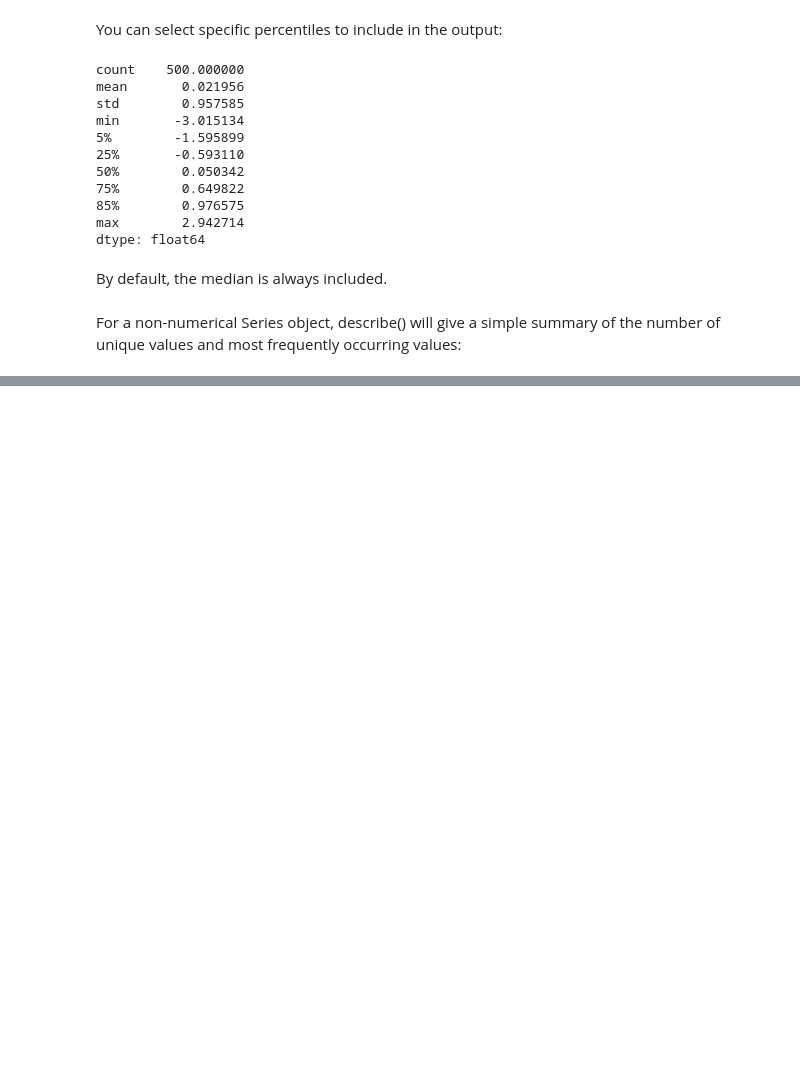
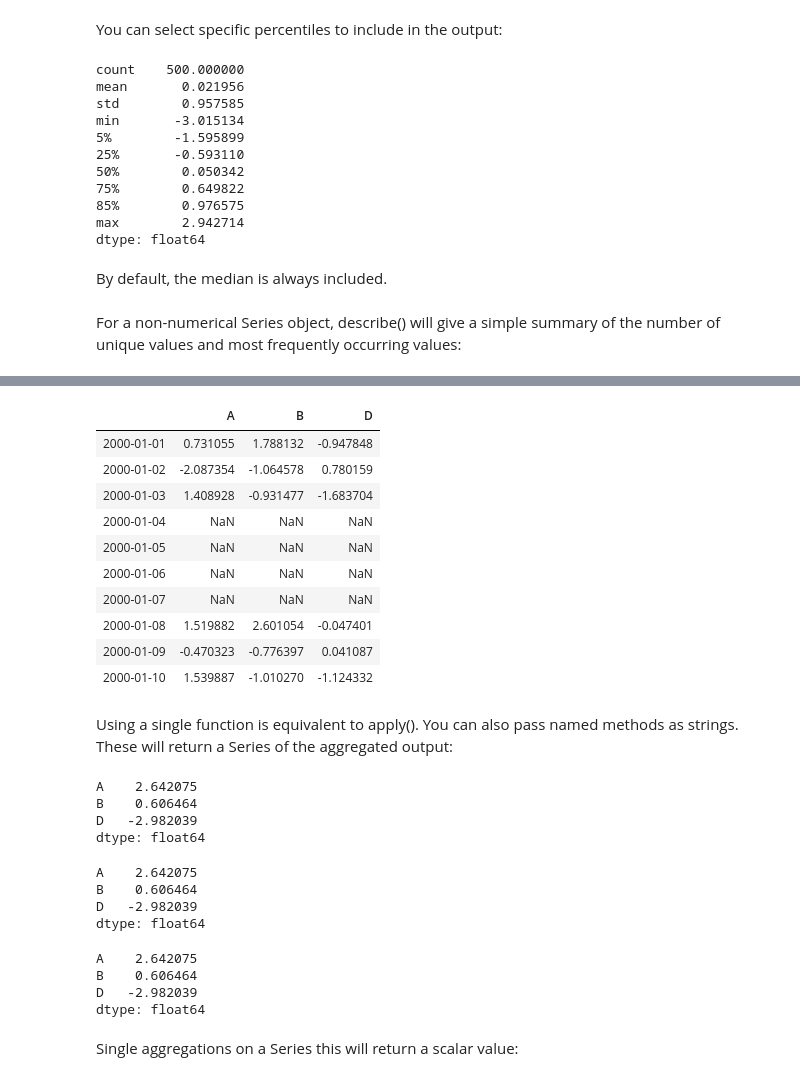
Before and after one commit to chitranjanit/pandas-docs-practics, a Jupyter notebook: day-2/ex-2.ipynb, the cells around one changed output, grey strips where cells are left out. Cells and saved outputs as stored; diff of their text form; code cells hidden in the pictures; blank space fills up the shorter version.

```diff
--- a/day-2/ex-2.ipynb
+++ b/day-2/ex-2.ipynb
@@ -294,0 +761,45 @@ s = pd.Series(['a','a','b','b','a','a',])
+# %%
+tsdf = pd.DataFrame(np.random.randn(10,3),columns=['A','B','D'],index=pd.date_range('1/1/2000',periods=10))
+# %%
+tsdf.iloc[3:7] = np.nan
+# %%
+tsdf
+# %% [output]
+|  | A | B | D |
+| 2000-01-01 | 0.731055 | 1.788132 | -0.947848 |
+| 2000-01-02 | -2.087354 | -1.064578 | 0.780159 |
+| 2000-01-03 | 1.408928 | -0.931477 | -1.683704 |
+| 2000-01-04 | NaN | NaN | NaN |
+| 2000-01-05 | NaN | NaN | NaN |
+| 2000-01-06 | NaN | NaN | NaN |
+| 2000-01-07 | NaN | NaN | NaN |
+| 2000-01-08 | 1.519882 | 2.601054 | -0.047401 |
+| 2000-01-09 | -0.470323 | -0.776397 | 0.041087 |
+| 2000-01-10 | 1.539887 | -1.010270 | -1.124332 |
+# %% [markdown]
+Using a single function is equivalent to apply(). You can also pass named methods as strings. These will return a Series of the aggregated output:
+# %%
+tsdf.agg(np.sum)
+# %% [output]
+A    2.642075
+B    0.606464
+D   -2.982039
+dtype: float64
+# %%
+tsdf.agg('sum')
+# %% [output]
+A    2.642075
+B    0.606464
+D   -2.982039
+dtype: float64
+# %%
+# these are equivalent to a ``.sum()`` because we are aggregating
+# on a single function
+tsdf.sum()
+# %% [output]
+A    2.642075
+B    0.606464
+D   -2.982039
+dtype: float64
+# %% [markdown]
+Single aggregations on a Series this will return a scalar value:
```
Also changed, not shown: parts of 100 cells of this notebook, 1 other file.
